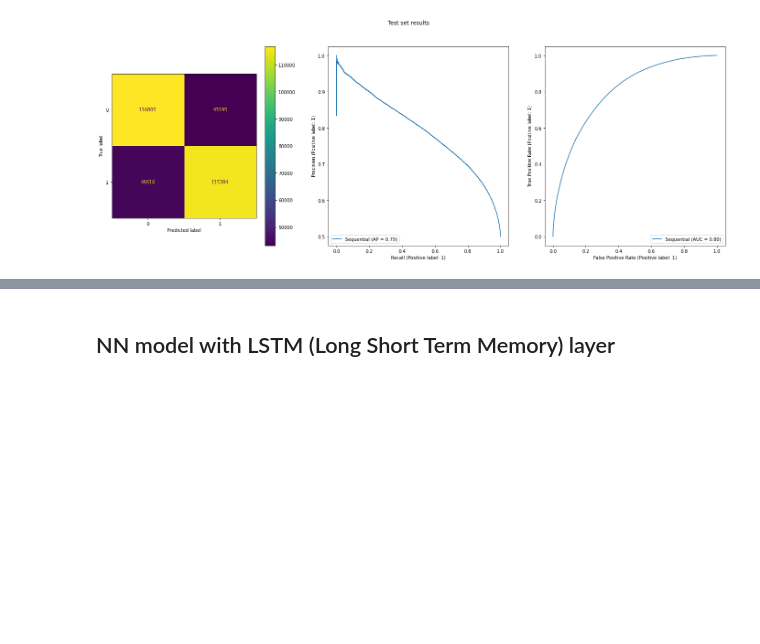
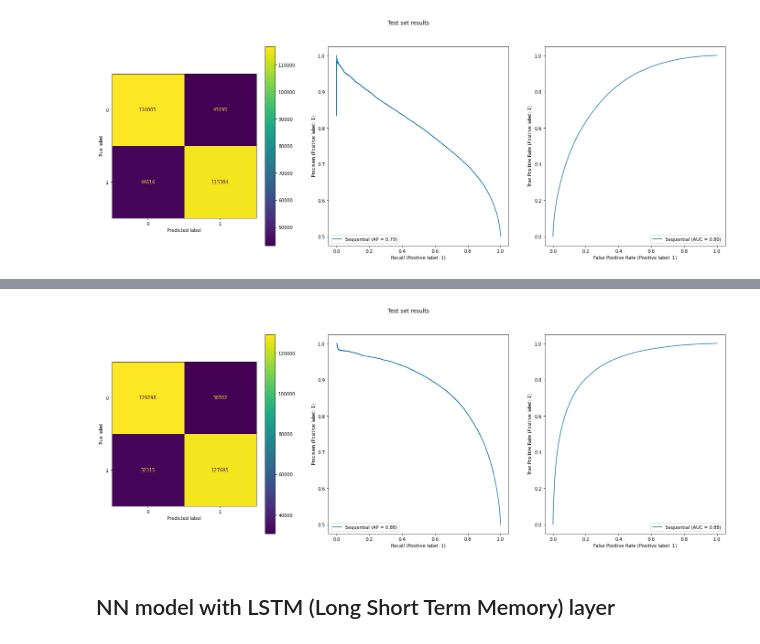
Before and after one commit to fleuryc/OC_AI-Engineer_P7_Detect-bad-buzz-with-deep-learning, a Jupyter notebook: notebooks/keras_neural_networks.ipynb, the cells around one changed output, grey strips where cells are left out. Drawn from its saved outputs; the diff is of its cells as text; code cells hidden in the pictures; blank space fills up the shorter version.

```diff
--- a/notebooks/keras_neural_networks.ipynb
+++ b/notebooks/keras_neural_networks.ipynb
@@ -441,3 +676,23 @@ viz_helpers.plot_classifier_results(
+# %%
+y_test_pred_proba = model.predict(
+    X_test,
+    batch_size=128,
+    workers=4,
+    use_multiprocessing=True,
+)
+
+y_test_pred = [round(pred_proba[0]) for pred_proba in y_test_pred_proba]
+
+viz_helpers.plot_classifier_results(
+    model,
+    X_test,
+    y_test,
+    y_test_pred,
+    y_test_pred_proba,
+    title="Test set results",
+)
+# %% [output]
+[figure, added]
 # %% [markdown]
 ## NN model with LSTM (Long Short Term Memory) layer
 # %% [markdown]
```
Also changed, not shown: parts of 14 cells of this notebook, 1 other file.
